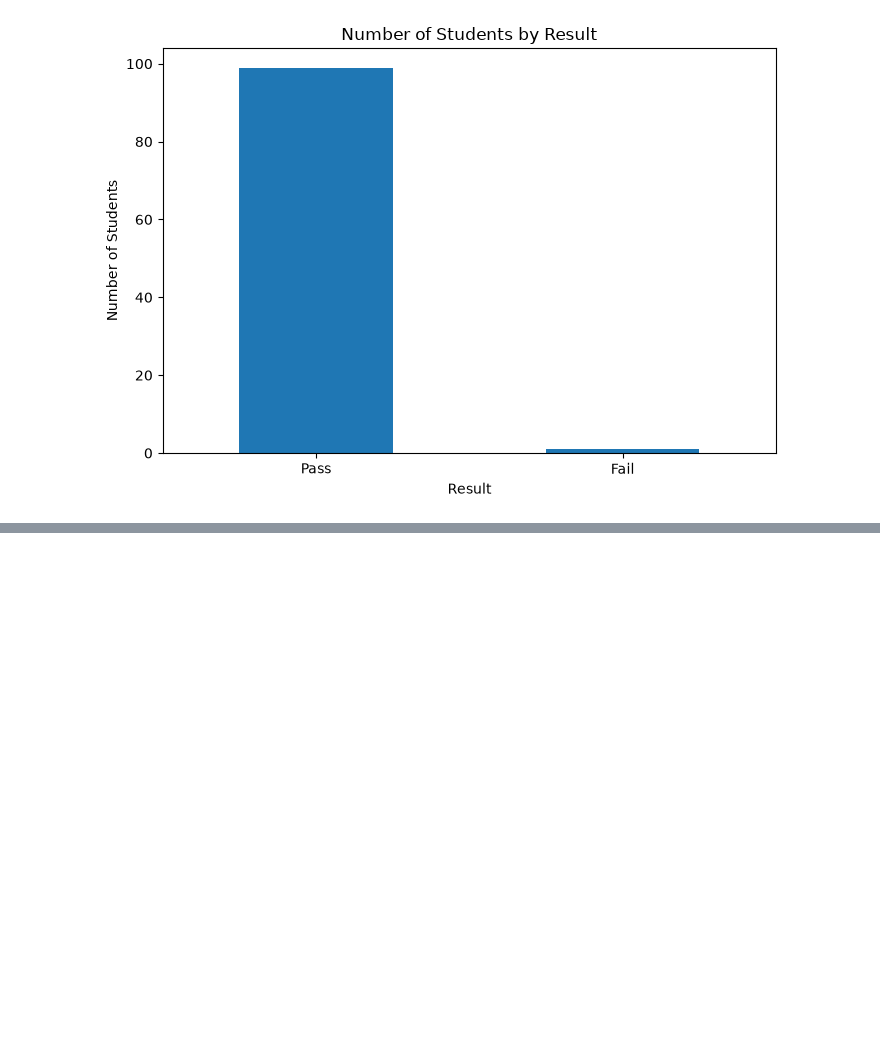
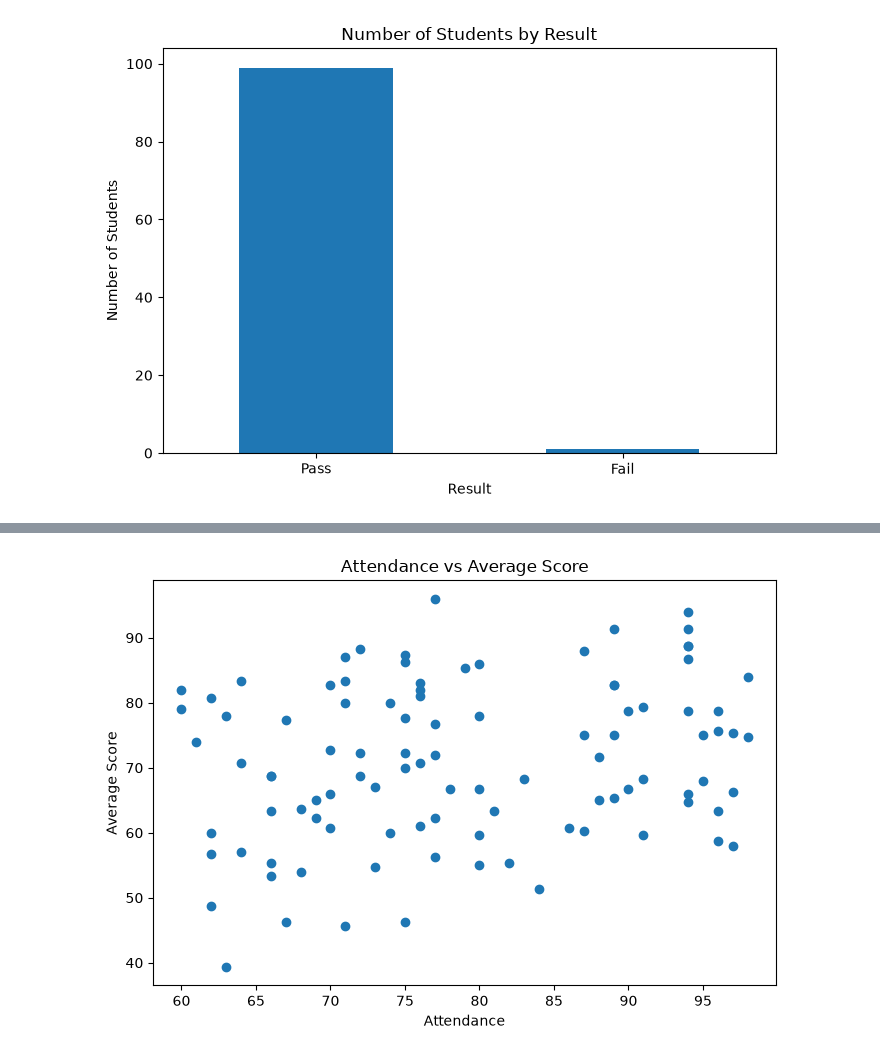
Before and after one commit to kaleom033-gif/Student-Performance-Analysis, a Jupyter notebook: notebook/Student_Performance_Analysis.ipynb, the cells around one changed output, grey strips where cells are left out. Saved outputs shown, nothing was run; the diff lists cells and outputs as text; code cells hidden in the pictures; blank space fills up the shorter version.

```diff
--- a/notebook/Student_Performance_Analysis.ipynb
+++ b/notebook/Student_Performance_Analysis.ipynb
@@ -364,0 +670,14 @@ plt.show()
+# %%
+plt.figure(figsize=(7, 5))
+
+plt.scatter(df["Attendance"], df["Average_Score"])
+
+plt.title("Attendance vs Average Score")
+plt.xlabel("Attendance")
+plt.ylabel("Average Score")
+
+plt.tight_layout()
+plt.savefig("../visualizations/attendance_vs_score.png")
+plt.show()
+# %% [output]
+[figure, added]
```
Also changed, not shown: parts of 16 cells of this notebook, 3 other files.
